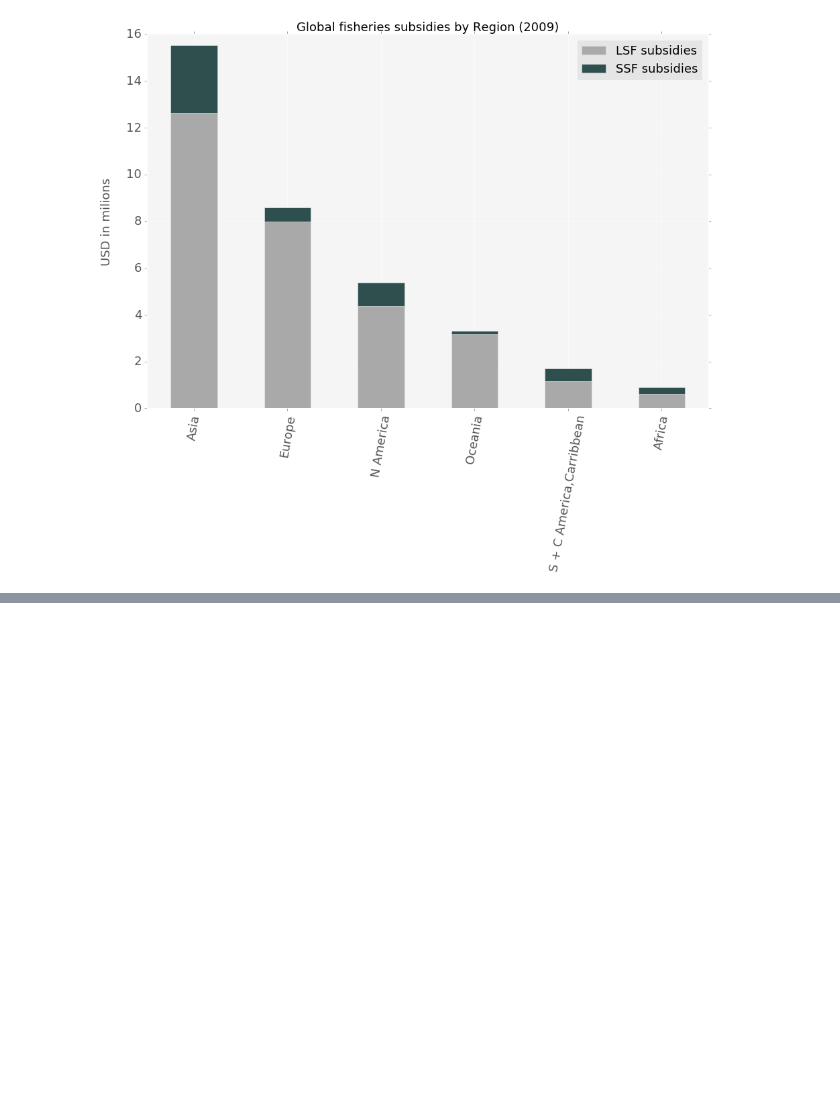
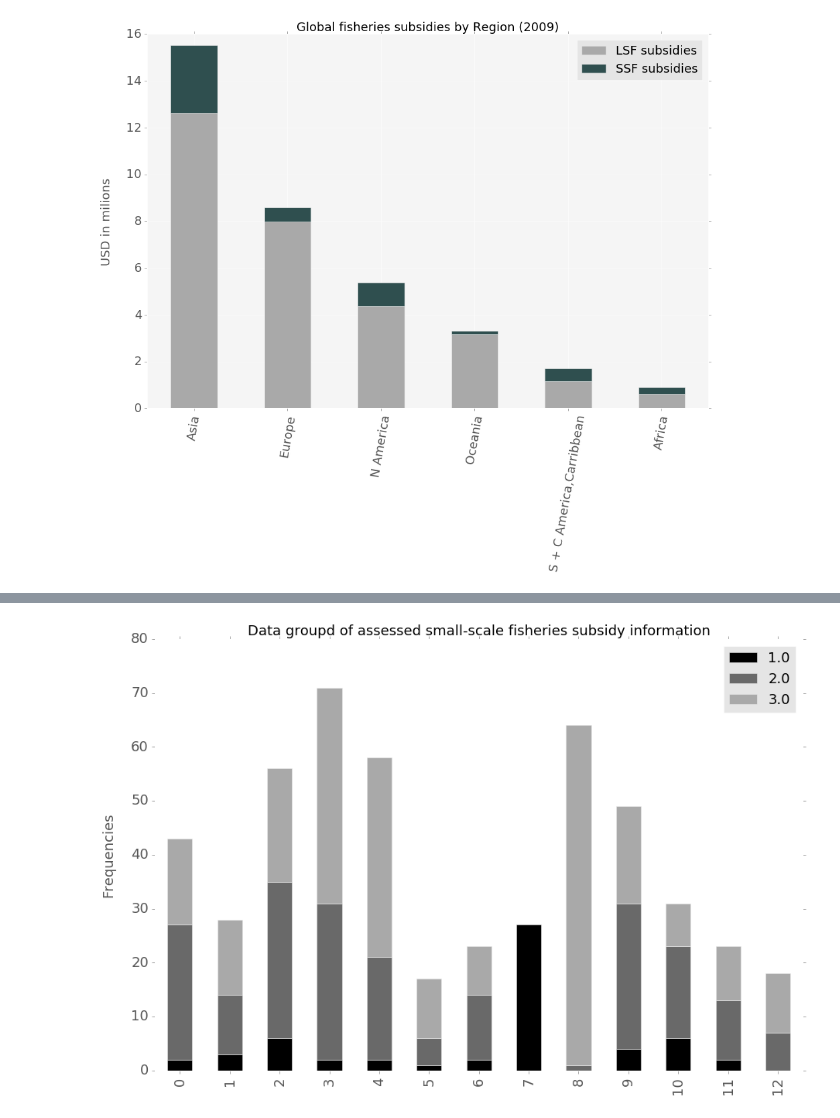
Before and after one commit to annaschu/subsidies, a Jupyter notebook: SSF subsidies capped.ipynb, the cells around one changed output, grey strips where cells are left out. Cells and saved outputs as stored; diff of their text form; code cells hidden in the pictures; blank space fills up the shorter version.

```diff
--- a/SSF subsidies capped.ipynb
+++ b/SSF subsidies capped.ipynb
@@ -783,3 +801,5 @@ Subsidies_countries_major.transpose()
 print SSF_subsidies.columns.values
 Data_group = pd.crosstab(SSF_subsidies.SubType, SSF_subsidies.Data_group)
 print Data_group.columns.values
+Data_group = Data_group.reset_index()
+Data_group
@@ -787,0 +860,13 @@ print Data_group.columns.values
+# %%
+ax = Data_group.plot(kind='bar', figsize=(15,10), stacked = True, fontsize=18, color=["black","dimgray", "darkgray"])
+ax.set_title("Data groupd of assessed small-scale fisheries subsidy information", fontsize=18)
+ax.set_ylabel("Frequencies",fontsize=18)
+ax.yaxis.labelpad = 20
+ax.set_axis_bgcolor('w')
+plt.legend(loc='best',fontsize=18)
+
+plt.savefig('Data_groups.svg', dpi=400, bbox_inches='tight')
+plt.savefig('Data_groups.pdf', dpi=400, bbox_inches='tight')
+plt.show()
+# %% [output]
+[figure, added]
```
Also changed, not shown: parts of 20 cells of this notebook, 14 other files.
